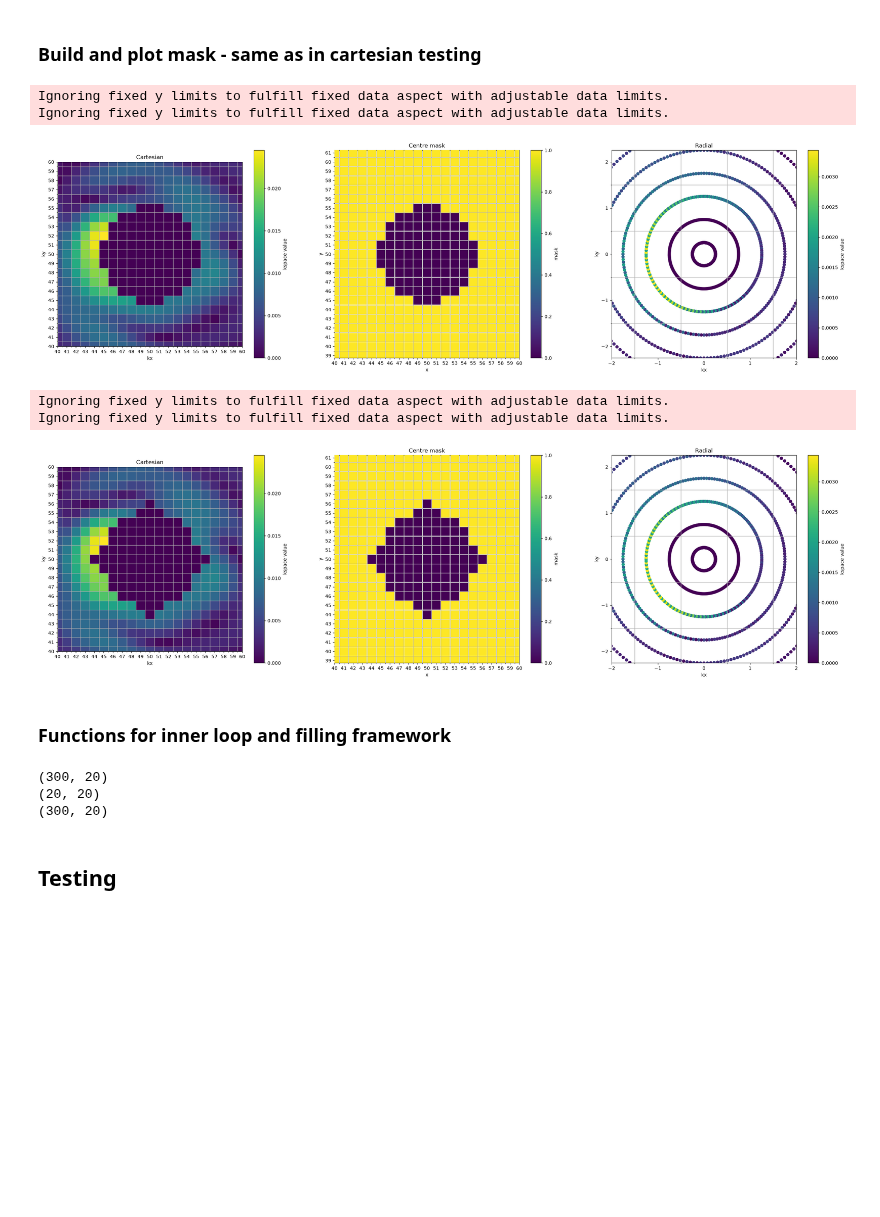
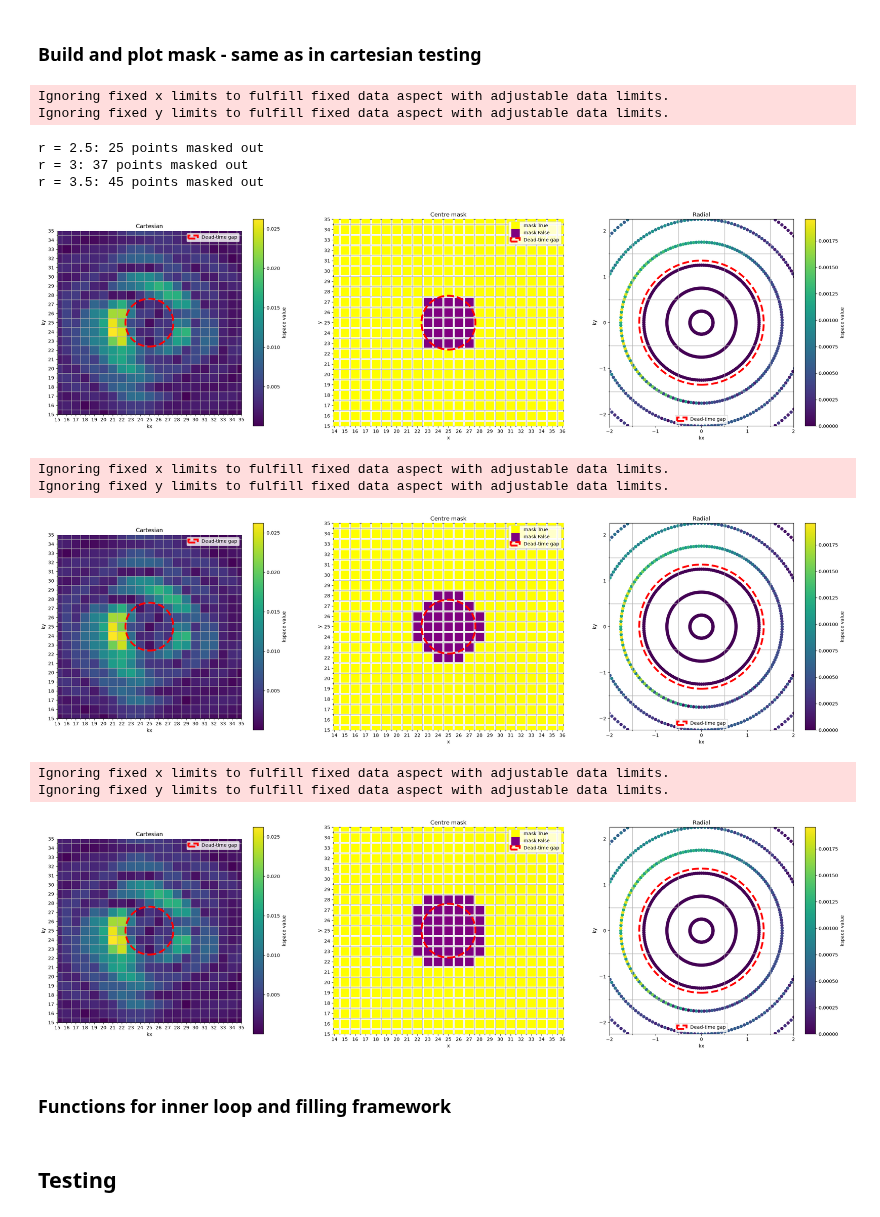
Before and after one commit to aymmulla/MSc-Project-ZTE, a Jupyter notebook: Algorithm 4.1/Checking ALS.ipynb, the cells around one changed output. Cells and saved outputs as stored; diff of their text form; code cells hidden in the pictures; blank space fills up the shorter version.

```diff
--- a/Algorithm 4.1/Checking ALS.ipynb
+++ b/Algorithm 4.1/Checking ALS.ipynb
@@ -30,13 +32,13 @@ import aymansigmri as asm
 ## Goal: Implement Algorithm 4.1
 # %%
 width=4
-gap = 2
+gap = 3
 num_iters = 50
 
-resize_wid=1024
+resize_wid=512
 rw_div2 = int(resize_wid/2)
 
-inner_wid=100
+inner_wid=50
 indiv2 = int(inner_wid/2)
 # %% [markdown]
 ### Set up ZTE style data
@@ -48,7 +50,7 @@ cartesian_zte = asm.nufft_gridding(kspace=zte_radial_kspacezero, coords=zte_radi
 
 cartesian_kspace_enl = asm.zero_padding(cart_kspace=cartesian_zte, resize_x=resize_wid, resize_y=resize_wid)
 
-inner_region, inner_mask, start, end = asm.inner_portion(enlarged_kspace=cartesian_kspace_enl, inner_sidelen=inner_wid)
+inner_region, start, end = asm.inner_portion(enlarged_kspace=cartesian_kspace_enl, inner_sidelen=inner_wid)
 
 
 im_grid0 = sp.ifft(cartesian_zte, axes=(-2, -1))
@@ -63,55 +65,45 @@ img_nogap = np.sum(np.abs(im_grid3)**2, axis=0)**0.5
 # %% [markdown]
 ### Build and plot mask - same as in cartesian testing
 # %%
-cy, cx = inner_wid // 2, inner_wid // 2
-r = 5
-yy, xx = np.ogrid[:inner_wid, :inner_wid]
-maskb = (yy - cy)**2 + (xx - cx)**2 > r**2 +2
+def circular_gap_mask(inner_wid, r):
+    cy, cx = inner_wid // 2, inner_wid // 2
+    yy, xx = np.ogrid[:inner_wid, :inner_wid]
 
-maskb[(cx-5):(cx+6), cy] = False
-maskb[(cx), (cy-5):(cy+6)] = False
+    mask = (yy - cy)**2 + (xx - cx)**2 > r**2 + 2
 
-inner_removedb = inner_region.copy()
-inner_removedb[:,~maskb] = 0
+    n_masked = np.count_nonzero(~mask)
+    print(f"r = {r}: {n_masked} points masked out")
 
-cy, cx = inner_wid // 2, inner_wid // 2
-r = 5
-yy, xx = np.ogrid[:inner_wid, :inner_wid]
-maskc = (yy - cy)**2 + (xx - cx)**2 > r**2 +2
+    return mask
 
-maskc[(cx-6):(cx+7), cy] = False
-maskc[(cx), (cy-6):(cy+7)] = False
+maska = circular_gap_mask(inner_wid, 2.5)
+
+maskb = circular_gap_mask(inner_wid, 3)
+
+maskc = circular_gap_mask(inner_wid, 3.5)
+
 
 inner_removedc = inner_region.copy()
 inner_removedc[:,~maskc] = 0
 
-
-asm.plot_mask(inner_removedb, mask=maskb, zte_radial_coords=zte_radial_coordszero, zte_radial_kspace=zte_radial_kspacezero, innersidelen=inner_wid,sidelencart=10,sidelenrad=4)
-asm.plot_mask(inner_removedc, mask=maskc, zte_radial_coords=zte_radial_coordszero, zte_radial_kspace=zte_radial_kspacezero, innersidelen=inner_wid,sidelencart=10,sidelenrad=4)
+asm.plot_mask(inner_region, mask=maska, zte_radial_coords=zte_radial_coordszero, zte_radial_kspace=zte_radial_kspacezero, innersidelen=inner_wid,sidelencart=10,sidelenrad=4, n=3, eps=0.1)
+asm.plot_mask(inner_region, mask=maskb, zte_radial_coords=zte_radial_coordszero, zte_radial_kspace=zte_radial_kspacezero, innersidelen=inner_wid,sidelencart=10,sidelenrad=4, n=3, eps=0.1)
+asm.plot_mask(inner_region, mask=maskc, zte_radial_coords=zte_radial_coordszero, zte_radial_kspace=zte_radial_kspacezero, innersidelen=inner_wid,sidelencart=10,sidelenrad=4, n=3, eps=0.1)
 # %% [output]
+Ignoring fixed x limits to fulfill fixed data aspect with adjustable data limits.
 Ignoring fixed y limits to fulfill fixed data aspect with adjustable data limits.
-Ignoring fixed y limits to fulfill fixed data aspect with adjustable data limits.
+r = 2.5: 25 points masked out
+r = 3: 37 points masked out
+r = 3.5: 45 points masked out
-[figure, old version]
+[figure, new version]
-Ignoring fixed y limits to fulfill fixed data aspect with adjustable data limits.
-Ignoring fixed y limits to fulfill fixed data aspect with adjustable data limits.
+Ignoring fixed x limits to fulfill fixed data aspect with adjustable data limits.
+Ignoring fixed y limits to fulfill fixed data aspect with adjustable data limits.
-[figure, old version]
+[figure, new version]
+Ignoring fixed x limits to fulfill fixed data aspect with adjustable data limits.
+Ignoring fixed y limits to fulfill fixed data aspect with adjustable data limits.
+[figure, added]
 # %% [markdown]
 ### Functions for inner loop and filling framework
-# %%
-m = 300
-rank = 20
-rng = np.random.default_rng(42)
-
-U = rng.standard_normal((m, rank)) + 1j * rng.standard_normal((m, rank))
-Q, R = np.linalg.qr(U)
-
-print(U.shape)
-print(R.shape)
-print(Q.shape)
-# %% [output]
-(300, 20)
-(20, 20)
-(300, 20)
 # %%
 def softimpute_ALS_ortho(X_H, M_H, rank, lamda, n_iters, seed):
         I = np.eye(rank)
```
Also changed, not shown: parts of 4 cells of this notebook, 32 other files.
